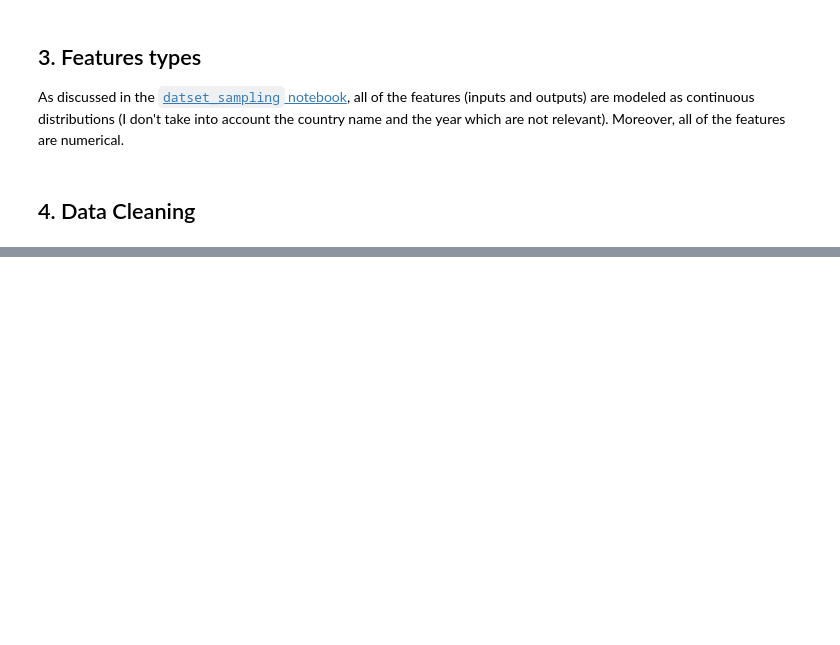
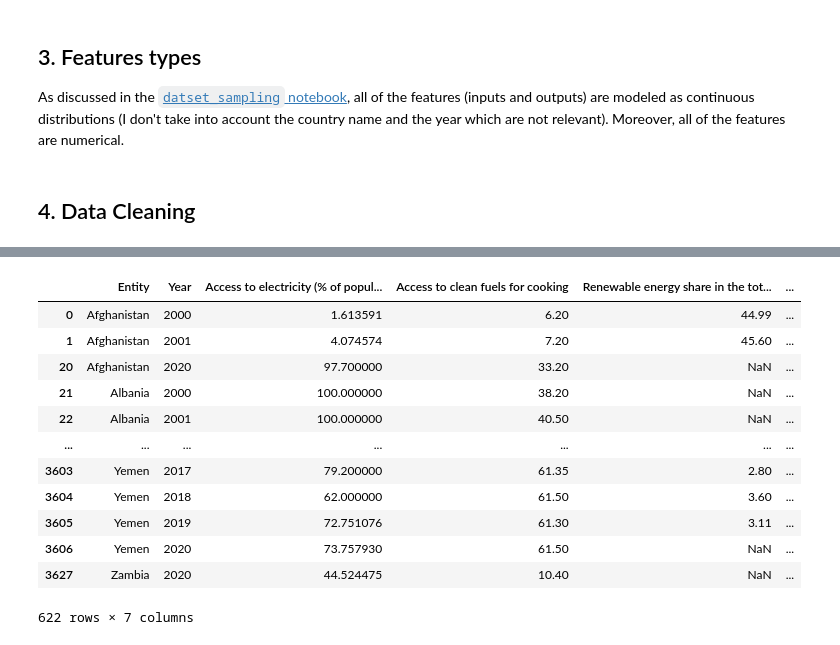
Before and after one commit to lethib/ME_8803_final_project, a Jupyter notebook: feature_engineering/feature_engineering.ipynb, the cells around one changed output, grey strips where cells are left out. Drawn from its saved outputs; the diff is of its cells as text; code cells hidden in the pictures; blank space fills up the shorter version.

```diff
--- a/feature_engineering/feature_engineering.ipynb
+++ b/feature_engineering/feature_engineering.ipynb
@@ -38,0 +64,16 @@ As discussed in the [`datset_sampling` notebook](../EDA/dataset_sampling.ipynb),
+# %%
+df_pe[df_pe.isna().any(axis=1)]
+# %% [output]
+|  | Entity | Year | Access to electricity (% of popul... | Access to clean fuels for cooking | Renewable energy share in the tot... | ... |
+| 0 | Afghanistan | 2000 | 1.613591 | 6.20 | 44.99 | ... |
+| 1 | Afghanistan | 2001 | 4.074574 | 7.20 | 45.60 | ... |
+| 20 | Afghanistan | 2020 | 97.700000 | 33.20 | NaN | ... |
+| 21 | Albania | 2000 | 100.000000 | 38.20 | NaN | ... |
+| 22 | Albania | 2001 | 100.000000 | 40.50 | NaN | ... |
+| ... | ... | ... | ... | ... | ... | ... |
+| 3603 | Yemen | 2017 | 79.200000 | 61.35 | 2.80 | ... |
+| 3604 | Yemen | 2018 | 62.000000 | 61.50 | 3.60 | ... |
+| 3605 | Yemen | 2019 | 72.751076 | 61.30 | 3.11 | ... |
+| 3606 | Yemen | 2020 | 73.757930 | 61.50 | NaN | ... |
+| 3627 | Zambia | 2020 | 44.524475 | 10.40 | NaN | ... |
+622 rows × 7 columns
```
Also changed, not shown: parts of 9 cells of this notebook, 1 other file.
